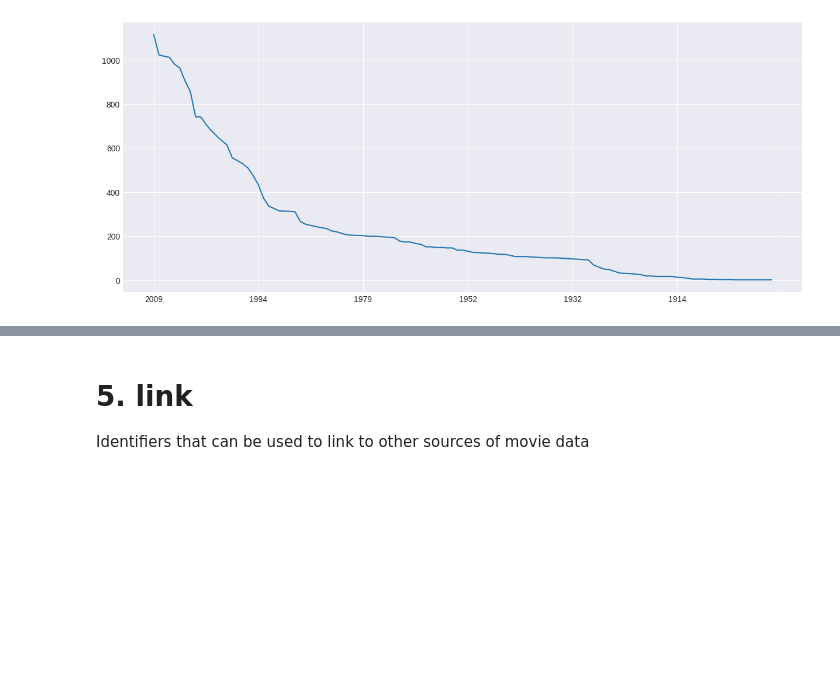
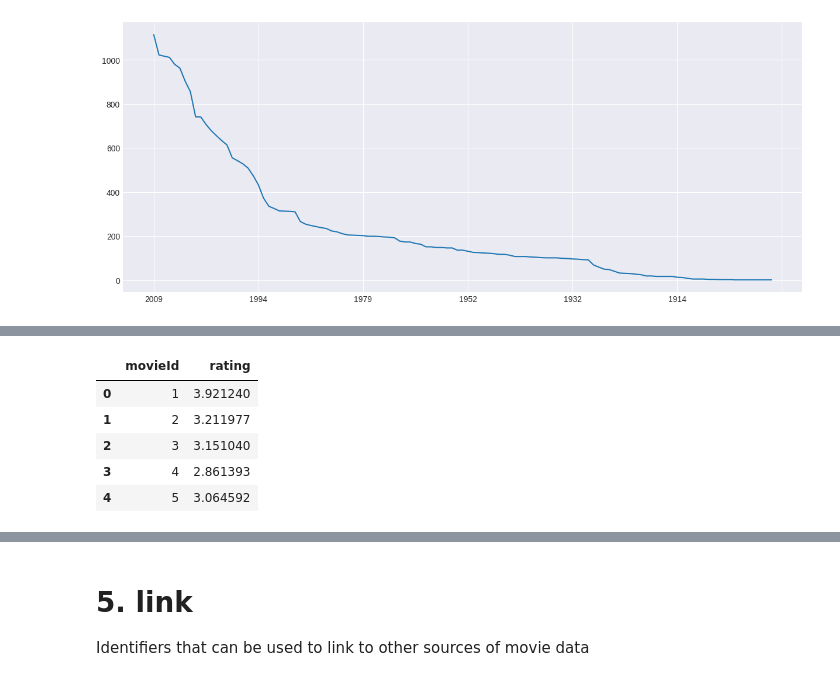
Before and after one commit to MC855FilmesParaTi/machinelearning, a Jupyter notebook: notebooks/1-lfb-initial-data-exploration.ipynb, the cells around one changed output, grey strips where cells are left out. Saved outputs shown, nothing was run; the diff lists cells and outputs as text; code cells hidden in the pictures; blank space fills up the shorter version.

```diff
--- a/notebooks/1-lfb-initial-data-exploration.ipynb
+++ b/notebooks/1-lfb-initial-data-exploration.ipynb
@@ -531,3 +531,13 @@ movies_df[movies_df.year == 'NA']
 | 26974 | 129705 | My Own Man | 0 | 0 | 0 | 0 | 0 | 0 | 0 | 0 | ... |
 | 27027 | 129887 | Moving Alan | 0 | 0 | 0 | 0 | 0 | 0 | 0 | 0 | ... |
 | 27114 | 130454 | Michael Laudrup - en Fodboldspiller | 0 | 0 | 0 | 0 | 0 | 0 | 0 | 0 | ... |
+# %%
+mean_ratings = rating_df.groupby('movieId').rating.mean().reset_index()
+mean_ratings.head()
+# %% [output]
+|  | movieId | rating |
+| 0 | 1 | 3.921240 |
+| 1 | 2 | 3.211977 |
+| 2 | 3 | 3.151040 |
+| 3 | 4 | 2.861393 |
+| 4 | 5 | 3.064592 |
```
Also changed, not shown: parts of 2 cells of this notebook, 2 other files.
